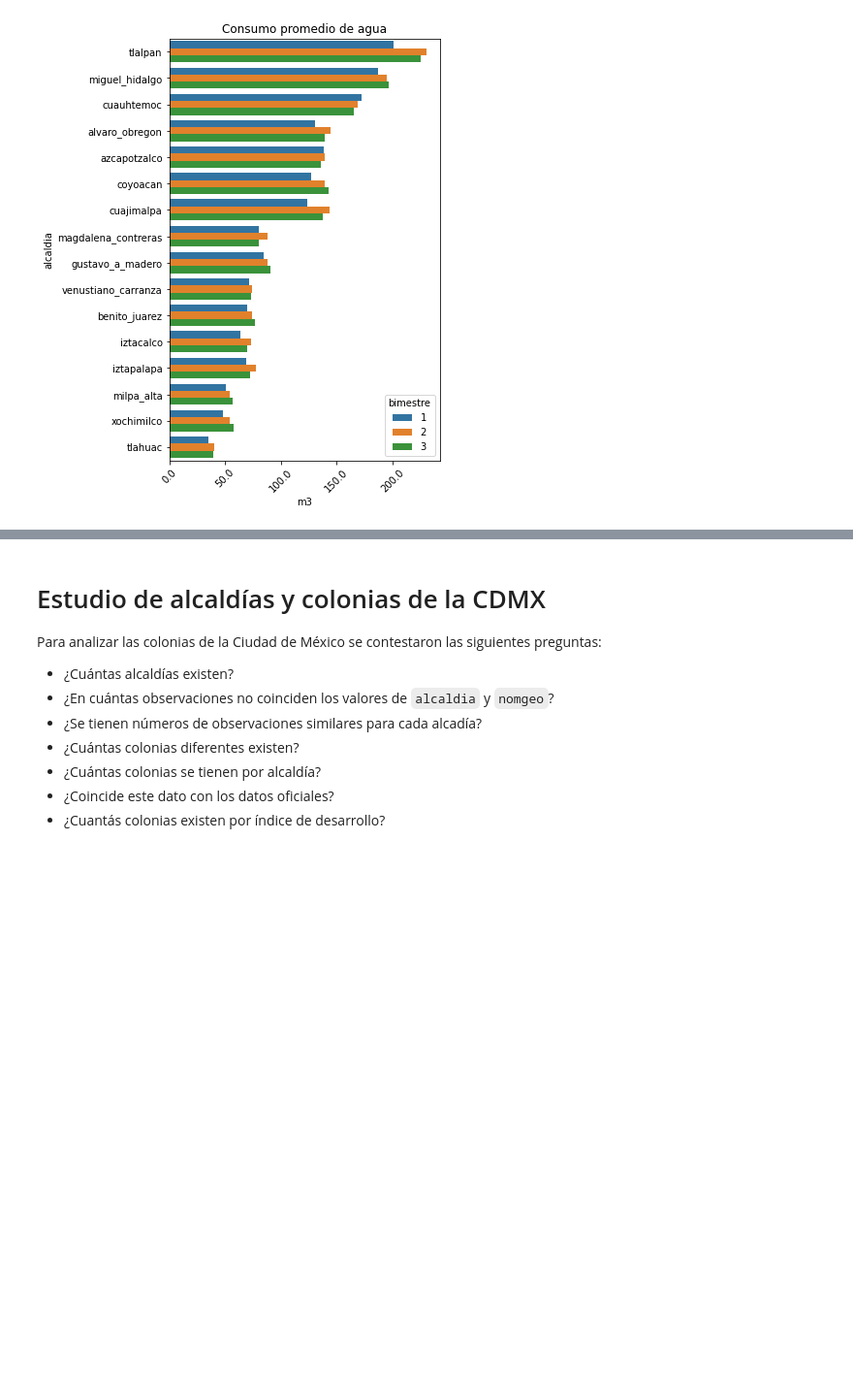
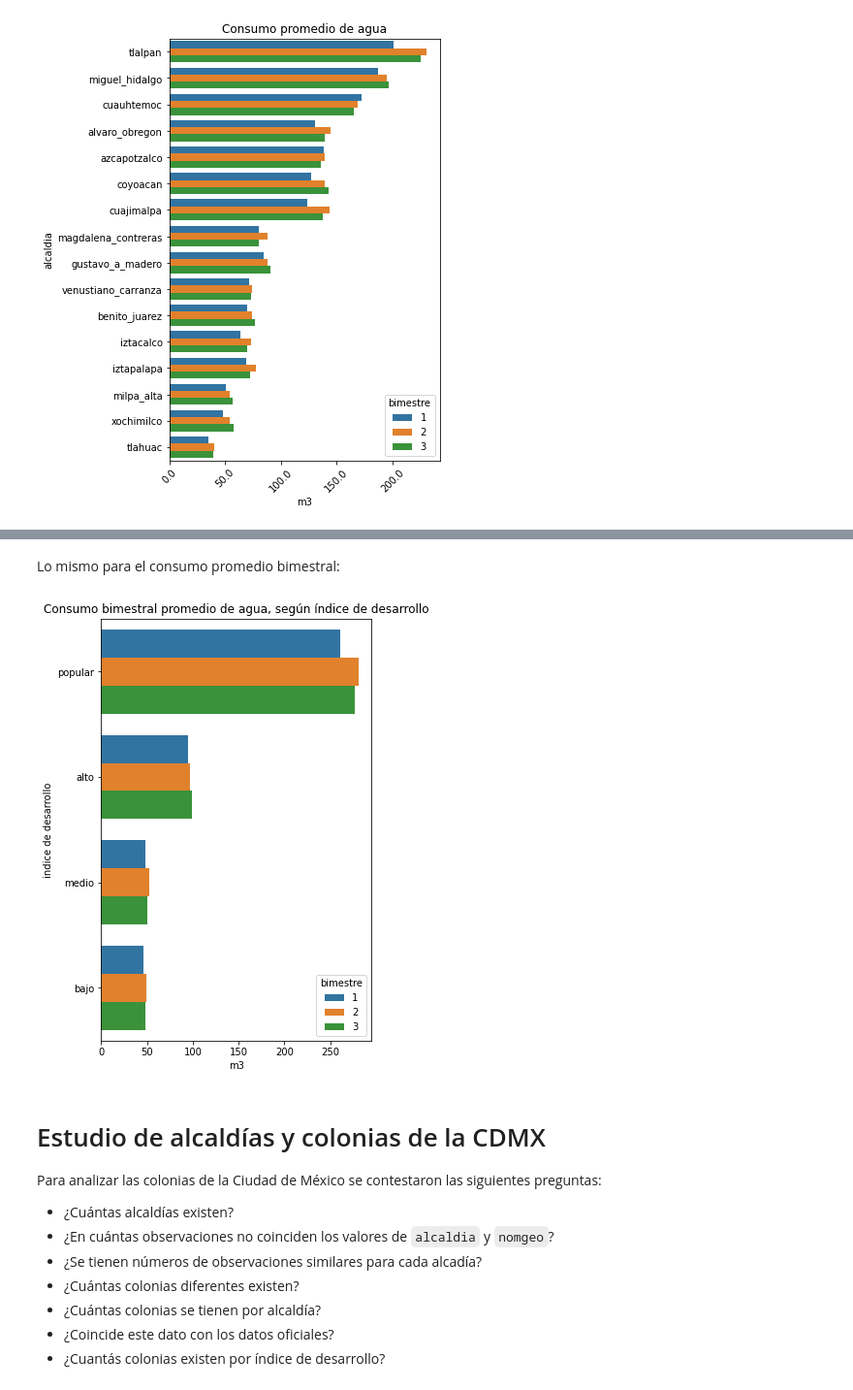
Before and after one commit to lechugaa/intro_ds_p1_consumo_agua, a Jupyter notebook: agua_profiling_expo.ipynb, the cells around one changed output, grey strips where cells are left out. Shown at 97% size. Saved outputs shown, nothing was run; the diff lists cells and outputs as text; code cells hidden in the pictures; blank space fills up the shorter version.

```diff
--- a/agua_profiling_expo.ipynb
+++ b/agua_profiling_expo.ipynb
@@ -706,3 +720,14 @@ g_cp.set_xticklabels(xlabels);
+# %% [markdown]
+Lo mismo para el consumo promedio bimestral:
+# %%
+f = plt.subplots(figsize=(5, 8))
+
+g_cp_i = sns.barplot(y = "indice_des", x = "consumo_prom", hue = "bimestre", data = data, ci = None,
+                     order = ['popular','alto','medio','bajo']);
+g_cp_i.set(title='Consumo bimestral promedio de agua, según índice de desarrollo',xlabel='m3',
+           ylabel='indice de desarrollo');
+# %% [output]
+[figure, added]
 # %% [markdown]
 # Estudio de alcaldías y colonias de la CDMX
 
```
Also changed, not shown: parts of 6 cells of this notebook.
